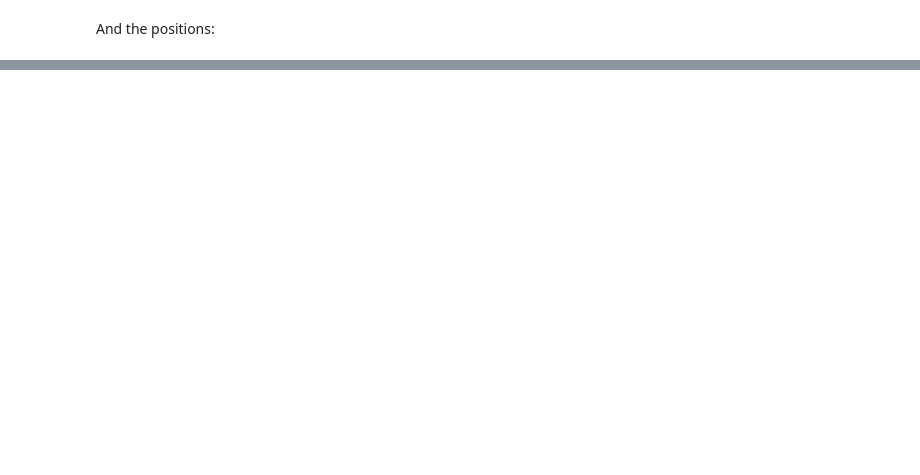
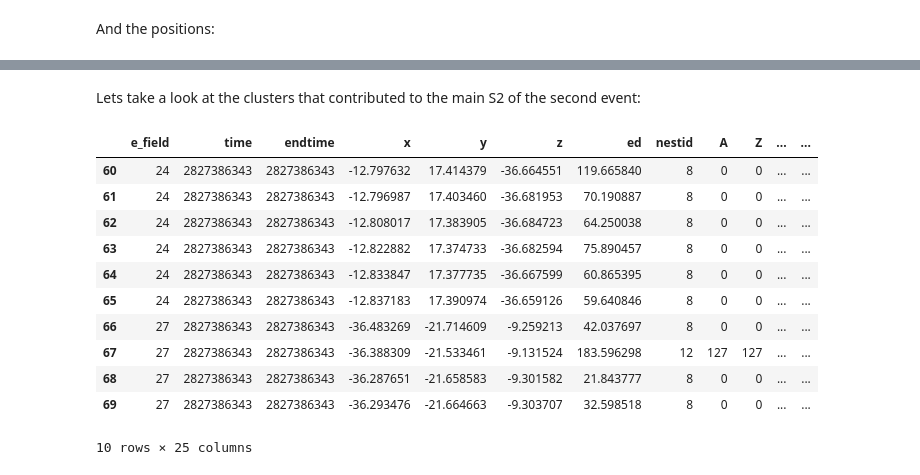
Before and after one commit to XENONnT/fuse, a Jupyter notebook: examples/5_Simulation_Truth.ipynb, the cells around one changed output, grey strips where cells are left out. Drawn from its saved outputs; the diff is of its cells as text; code cells hidden in the pictures; blank space fills up the shorter version.

Commit message:
Add draft for cluster tagging plugin

```diff
--- a/examples/5_Simulation_Truth.ipynb
+++ b/examples/5_Simulation_Truth.ipynb
@@ -270,0 +282,2 @@ event_data[["x", "x_obs_truth", "z", "z_obs_truth"]]
+# %%
+ms_with_tagged_clusters = st.get_df(run_number, ["microphysics_summary", "tagged_clusters"])
@@ -270,0 +291,17 @@ event_data[["x", "x_obs_truth", "z", "z_obs_truth"]]
+# %% [markdown]
+Lets take a look at the clusters that contributed to the main S2 of the second event:
+# %%
+ms_with_tagged_clusters.query("evtid == 1 & in_main_s2 == True").head(10)
+# %% [output]
+|  | e_field | time | endtime | x | y | z | ed | nestid | A | Z | ... | ... |
+| 60 | 24 | 2827386343 | 2827386343 | -12.797632 | 17.414379 | -36.664551 | 119.665840 | 8 | 0 | 0 | ... | ... |
+| 61 | 24 | 2827386343 | 2827386343 | -12.796987 | 17.403460 | -36.681953 | 70.190887 | 8 | 0 | 0 | ... | ... |
+| 62 | 24 | 2827386343 | 2827386343 | -12.808017 | 17.383905 | -36.684723 | 64.250038 | 8 | 0 | 0 | ... | ... |
+| 63 | 24 | 2827386343 | 2827386343 | -12.822882 | 17.374733 | -36.682594 | 75.890457 | 8 | 0 | 0 | ... | ... |
+| 64 | 24 | 2827386343 | 2827386343 | -12.833847 | 17.377735 | -36.667599 | 60.865395 | 8 | 0 | 0 | ... | ... |
+| 65 | 24 | 2827386343 | 2827386343 | -12.837183 | 17.390974 | -36.659126 | 59.640846 | 8 | 0 | 0 | ... | ... |
+| 66 | 27 | 2827386343 | 2827386343 | -36.483269 | -21.714609 | -9.259213 | 42.037697 | 8 | 0 | 0 | ... | ... |
+| 67 | 27 | 2827386343 | 2827386343 | -36.388309 | -21.533461 | -9.131524 | 183.596298 | 12 | 127 | 127 | ... | ... |
+| 68 | 27 | 2827386343 | 2827386343 | -36.287651 | -21.658583 | -9.301582 | 21.843777 | 8 | 0 | 0 | ... | ... |
+| 69 | 27 | 2827386343 | 2827386343 | -36.293476 | -21.664663 | -9.303707 | 32.598518 | 8 | 0 | 0 | ... | ... |
+10 rows × 25 columns
```
Also changed, not shown: parts of 14 cells of this notebook, 3 other files.
